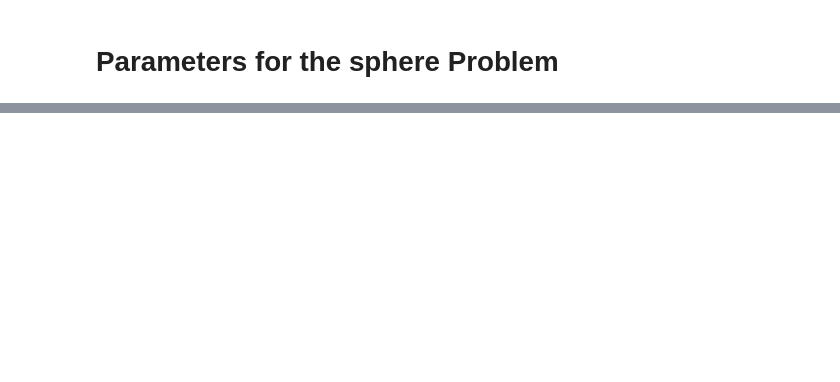
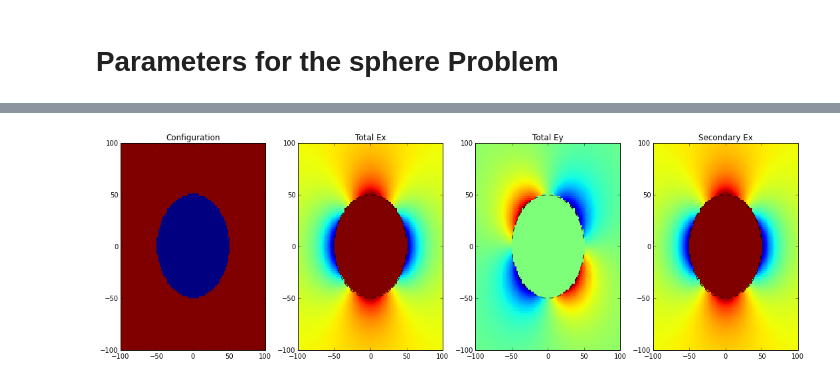
Before and after one commit to geoscixyz/em, a Jupyter notebook: examples/sphere/ElectrostaticSphere.ipynb, the cells around one changed output, grey strips where cells are left out. Saved outputs shown, nothing was run; the diff lists cells and outputs as text; code cells hidden in the pictures; blank space fills up the shorter version.

```diff
--- a/examples/sphere/ElectrostaticSphere.ipynb
+++ b/examples/sphere/ElectrostaticSphere.ipynb
@@ -145,0 +156,34 @@ Exp = @(x,y,z,sig1,sig2) E0.*ones(size(x));
+# %%
+R_slider = FloatSlider(min=0., max =50., step=10.)
+S_slider = FloatSlider(min=1., max =100., step=1.)
+
+def plot_ElectricField(R,sig1):
+
+    Sigma = get_Conductivity(XYZ,sig0,sig1,R)
+    Et, Ep = get_ElectricField(XYZ,sig0,sig1,R,E0)
+
+    xcirc = xr[np.abs(xr) <= R]
+
+    fig,ax = plt.subplots(1,4,figsize=(15,5))
+
+    ax[0].pcolor(xr,yr,Sigma.reshape(xr.size, yr.size))
+    #ax[0].plot(xcirc,np.sqrt(R**2-xcirc**2),'--k',xcirc,-np.sqrt(R**2-xcirc**2),'--k')
+    ax[0].set_title('Configuration')
+
+    ax[1].pcolor(xr,yr,Et[:,0].reshape(xr.size, yr.size))
+    ax[1].plot(xcirc,np.sqrt(R**2-xcirc**2),'--k',xcirc,-np.sqrt(R**2-xcirc**2),'--k')
+    ax[1].set_title('Total Ex')
+
+    ax[2].pcolor(xr,yr,Et[:,1].reshape(xr.size,yr.size))
+    ax[2].plot(xcirc,np.sqrt(R**2-xcirc**2),'--k',xcirc,-np.sqrt(R**2-xcirc**2),'--k')
+    ax[2].set_title('Total Ey')
+
+    ax[3].pcolor(xr,yr,(Et[:,0]-Ep[:,0]).reshape(xr.size,yr.size))
+    ax[3].plot(xcirc,np.sqrt(R**2-xcirc**2),'--k',xcirc,-np.sqrt(R**2-xcirc**2),'--k')
+    ax[3].set_title('Secondary Ex')
+
+    plt.tight_layout()
+
+interact(plot_ElectricField, R=R_slider, sig1=S_slider)
+# %% [output]
+[figure, added]
```
Also changed, not shown: parts of 12 cells of this notebook.
